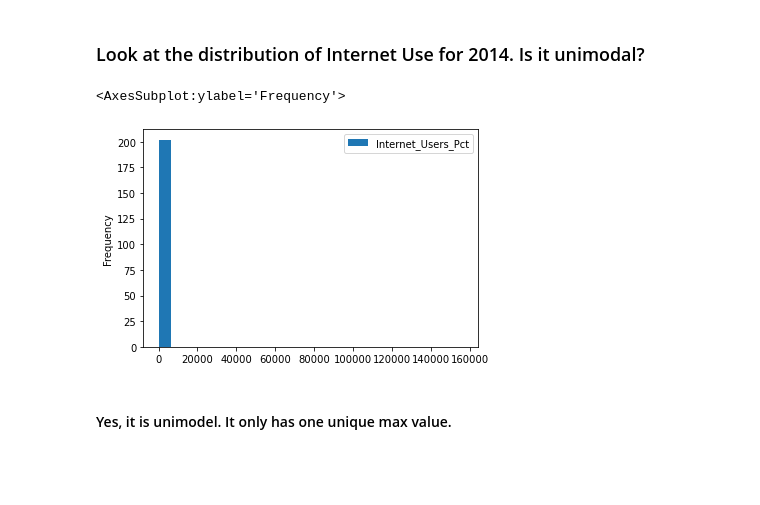
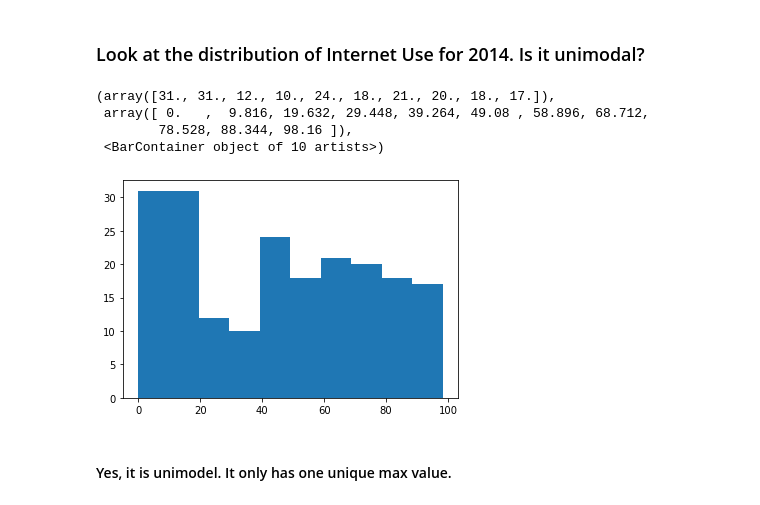
Before and after one commit to NSS-Data-Analytics-Cohort-7/gdp-and-internet-usage-jwhankins177, a Jupyter notebook: Notebooks/UN_INTERNET_NB.ipynb, the cells around one changed output. Cells and saved outputs as stored; diff of their text form; code cells hidden in the pictures; blank space fills up the shorter version.

```diff
--- a/Notebooks/UN_INTERNET_NB.ipynb
+++ b/Notebooks/UN_INTERNET_NB.ipynb
@@ -411,10 +417,13 @@ Name: GDP_Per_Capita, dtype: float64
 # %% [markdown]
 ### Look at the distribution of Internet Use for 2014. Is it unimodal?
 # %%
-gdp_internet_2014.plot.hist(column = 'Internet_Users_Pct', bins=25)
+plt.hist(gdp_internet_2014.Internet_Users_Pct)
 # %% [output]
-<AxesSubplot:ylabel='Frequency'>
+(array([31., 31., 12., 10., 24., 18., 21., 20., 18., 17.]),
+ array([ 0.   ,  9.816, 19.632, 29.448, 39.264, 49.08 , 58.896, 68.712,
+        78.528, 88.344, 98.16 ]),
+ <BarContainer object of 10 artists>)
-[figure, old version]
+[figure, new version]
 # %% [markdown]
 #### Yes, it is unimodel. It only has one unique max value.
 # %%
```
Also changed, not shown: parts of 11 cells of this notebook.
